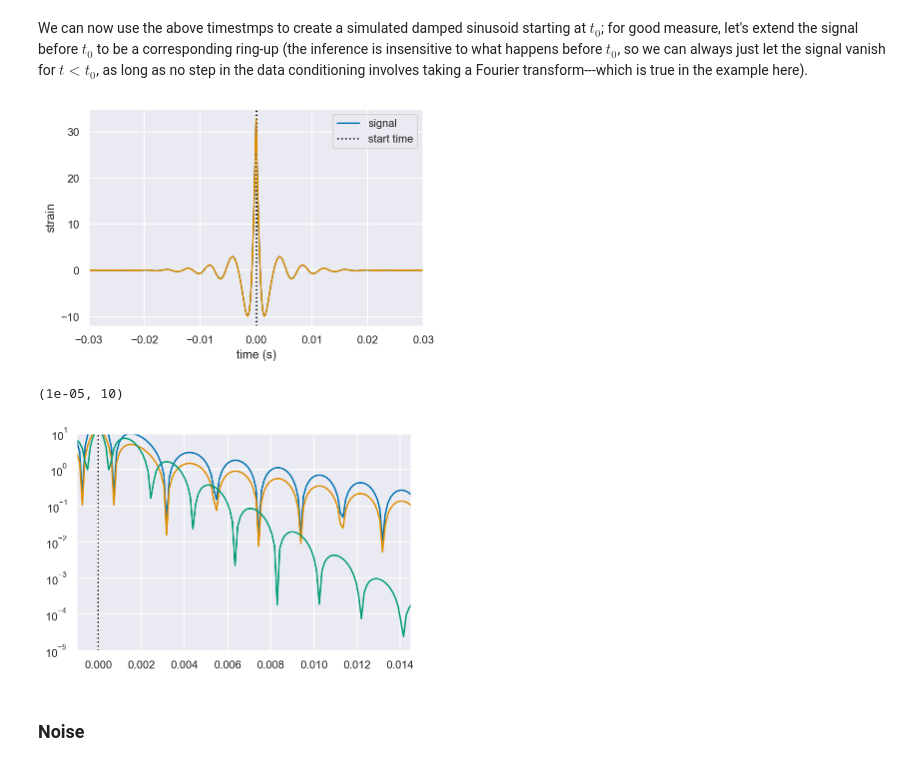
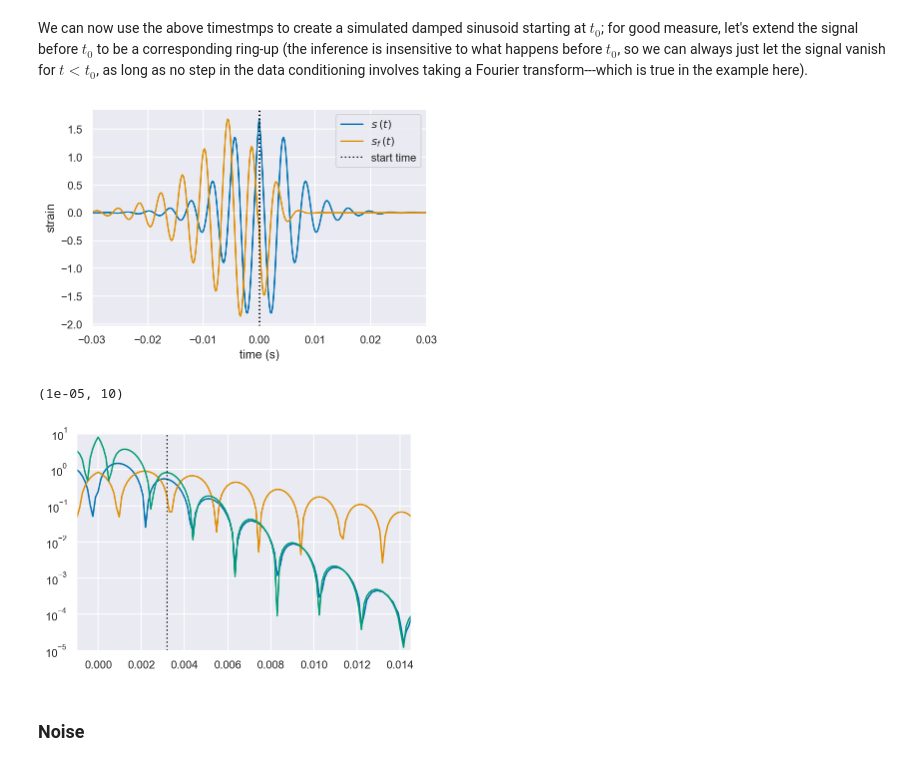
Before and after one commit to Sizheng-Ma/ringdown, a Jupyter notebook: docs/examples/from_nr_sinusoid_mchi.ipynb, the cells around one changed output. Saved outputs shown, nothing was run; the diff lists cells and outputs as text; code cells hidden in the pictures.

```diff
--- a/docs/examples/from_nr_sinusoid_mchi.ipynb
+++ b/docs/examples/from_nr_sinusoid_mchi.ipynb
@@ -78,7 +78,7 @@ chi=0.692085186818
 M_est=65
 t_unit=M_est*2950./2/299792458
 # %%
-mag_from_nr=10*np.array([  0.13657646 +0.95055905j,   3.14657959 -2.71266413j,
+mag_from_nr=5*np.array([  0.13657646 +0.95055905j,   3.14657959 -2.71266413j,
        -10.84170677 +3.607406j  ,  22.67958241 -8.01885436j,
        -30.44795174+19.91714543j,  22.09429848-26.19835642j,
         -7.43071591+15.89029183j,   1.0005728  -3.63046079j])
@@ -115,31 +115,32 @@ def get_signal(n,chi,M_est,time):
     ffreq=np.fft.fftfreq(len(fpsi422),d=(time[1]-time[0])/t_unit1)*2*np.pi
     return rd.Data(construct_new, index=time),ffreq,fpsi422
 # %%
-signal,ffreq,fpsi422 = get_signal(1,chi,M_est,time)
+signal,ffreq,fpsi422 = get_signal(7,chi,M_est,time)
 first_overtone = get_signal_overtone(1,chi,M_est,time)
 # ffreq,fpsi422 = fft_load(time, **wf_kws)
 
-cond_data=(np.fft.fft(fpsi422,norm='ortho'))
+cond_data=np.real(np.fft.fft(fac(ffreq,2,2,0,chi,1.)*fpsi422,norm='ortho'))
 # %%
-signal.plot(label='signal')
+signal.plot(label=r'$s\,(t)$')
+plot(time,(cond_data),label=r'$s_{f}\,(t)$')
 axvline(t0, ls=':', c='k', label='start time')
-plot(time,(cond_data))
 xlim(-0.03, 0.03)
 xlabel('time (s)')
 ylabel('strain')
 legend();
+savefig('toy_model_waveform_filter.pdf',bbox_inches='tight')
 # %% [output]
-[figure, old version]
+[figure, new version]
 # %%
 semilogy(time,abs((cond_data)))
 semilogy(time,abs((0.5*(np.fft.fft(fpsi422,norm='ortho')))))
 semilogy(time,abs(0.5*first_overtone))
-axvline(t0+0*t_unit, ls=':', c='k', label='start time')
+axvline(t0+10*t_unit, ls=':', c='k', label='start time')
 xlim(-0.001, 0.0145)
 ylim(1e-5,10)
 # %% [output]
 (1e-05, 10)
-[figure, old version]
+[figure, new version]
 # %% [markdown]
 ### Noise
 # %% [markdown]
```
Also changed, not shown: parts of 10 cells of this notebook, 1 other file.
